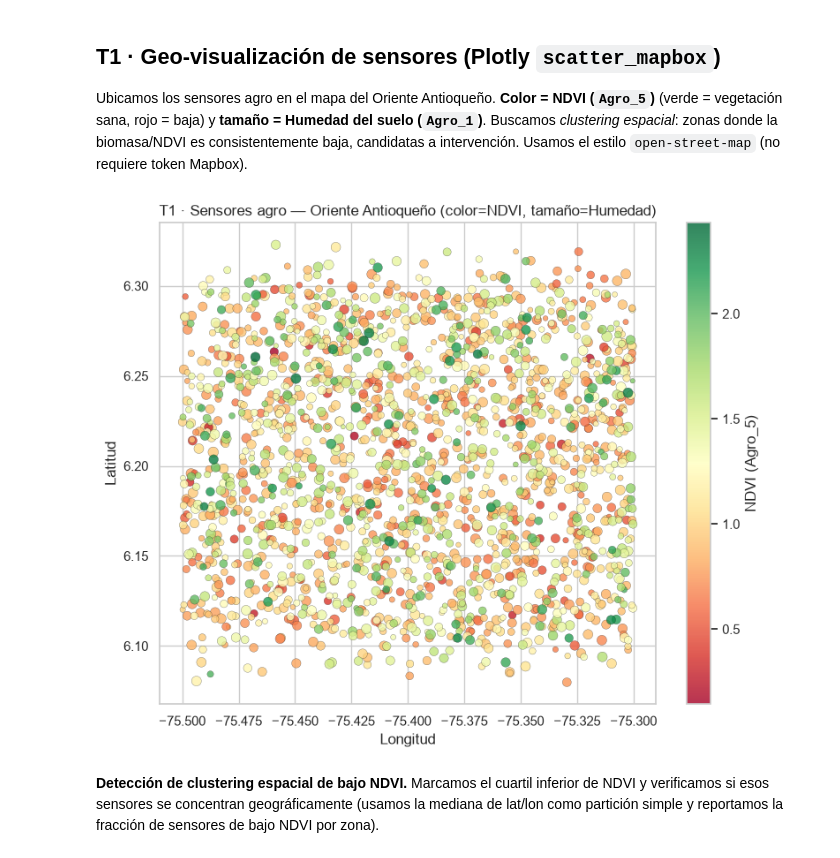
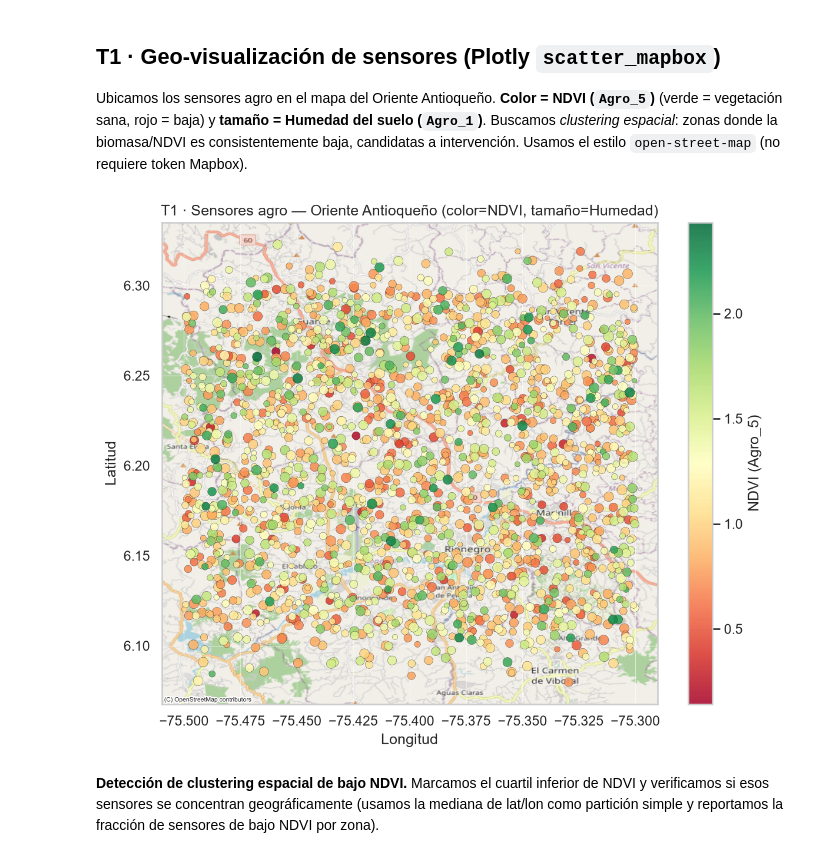
Before and after one commit to santiagovelcasallas/Challenge03_techlogistics-GomezVelez, a Jupyter notebook: notebooks/challenge03_analitica_multidimensional.ipynb, the cells around one changed output. Saved outputs shown, nothing was run; the diff lists cells and outputs as text; code cells hidden in the pictures.

```diff
--- a/notebooks/challenge03_analitica_multidimensional.ipynb
+++ b/notebooks/challenge03_analitica_multidimensional.ipynb
@@ -166,27 +166,33 @@ candidatas a intervención. Usamos el estilo `open-street-map` (no requiere toke
 # %%
 # Figura interactiva Plotly (mapa real OpenStreetMap) para exploración en el notebook
 fig_geo = viz_utils.geo_sensor_map(
     agro_noise, color="Agro_5", size="Agro_1",
     color_label="NDVI (Agro_5)", size_label="Humedad (Agro_1)",
     title="T1 · Sensores agro — NDVI (color) y Humedad (tamaño)",
 )
 
 # PNG de evidencia con matplotlib (export estático fiable, sin dependencia de kaleido,
 # que en Windows puede bloquear el kernel). Tamaño del marcador = Humedad normalizada.
+import contextily as cx
 _sz = 12 + 60 * (agro_noise["Agro_1"] - agro_noise["Agro_1"].min()) / \
       (agro_noise["Agro_1"].max() - agro_noise["Agro_1"].min())
 fig, ax = plt.subplots(figsize=(8, 6.5))
 sc = ax.scatter(agro_noise["Longitude"], agro_noise["Latitude"],
                 c=agro_noise["Agro_5"], s=_sz, cmap="RdYlGn",
-                alpha=0.8, edgecolor="k", linewidth=0.2)
+                alpha=0.85, edgecolor="k", linewidth=0.2, zorder=3)
+# Capa de fondo: mapa real del Oriente Antioqueño (teselas OpenStreetMap, sin token),
+# reproyectadas para alinearse a los ejes en coordenadas lat/lon (EPSG:4326).
+cx.add_basemap(ax, crs="EPSG:4326", source=cx.providers.OpenStreetMap.Mapnik,
+               attribution_size=5)
 ax.set_xlabel("Longitud"); ax.set_ylabel("Latitud")
 ax.set_title("T1 · Sensores agro — Oriente Antioqueño (color=NDVI, tamaño=Humedad)")
+ax.grid(True, color="white", alpha=0.5, linewidth=0.6, zorder=2)  # grid lat/lon visible
 plt.colorbar(sc, label="NDVI (Agro_5)")
 fig.tight_layout(); viz_utils.savefig(FIGS / "t1_geo_ndvi.png"); plt.show()
 
 fig_geo.show()  # versión interactiva (Plotly scatter_mapbox)
 # %% [output]
-[figure, old version]
+[figure, new version]
 # %% [markdown]
 **Detección de clustering espacial de bajo NDVI.** Marcamos el cuartil inferior de NDVI
 y verificamos si esos sensores se concentran geográficamente (usamos la mediana de
```
Also changed, not shown: parts of 1 cell of this notebook, 5 other files.
